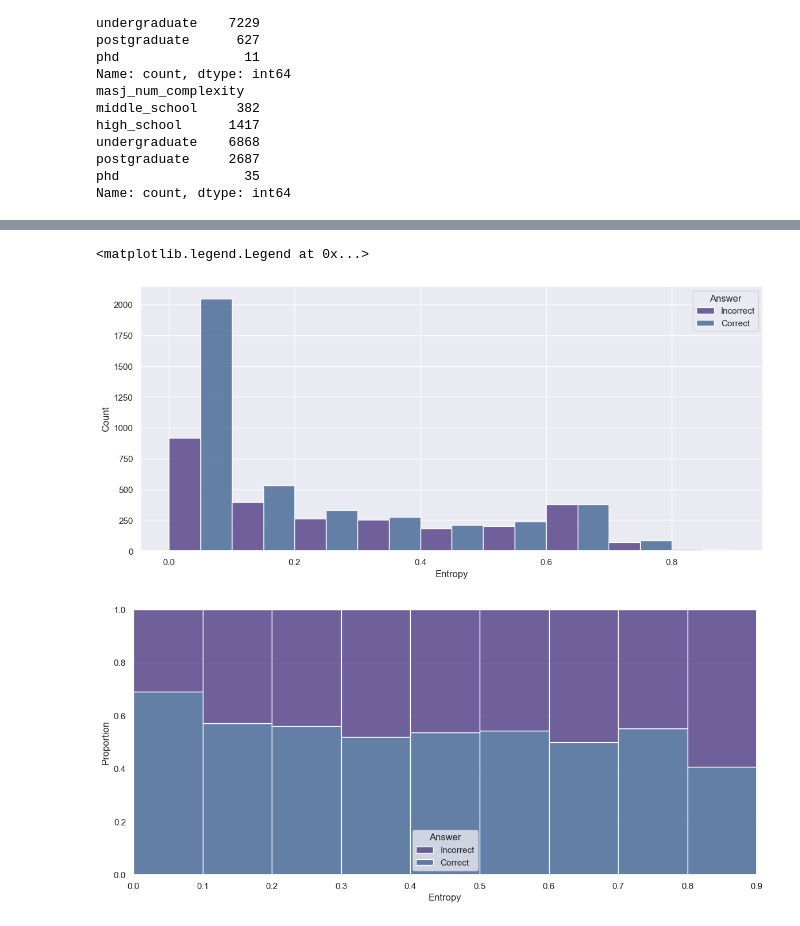
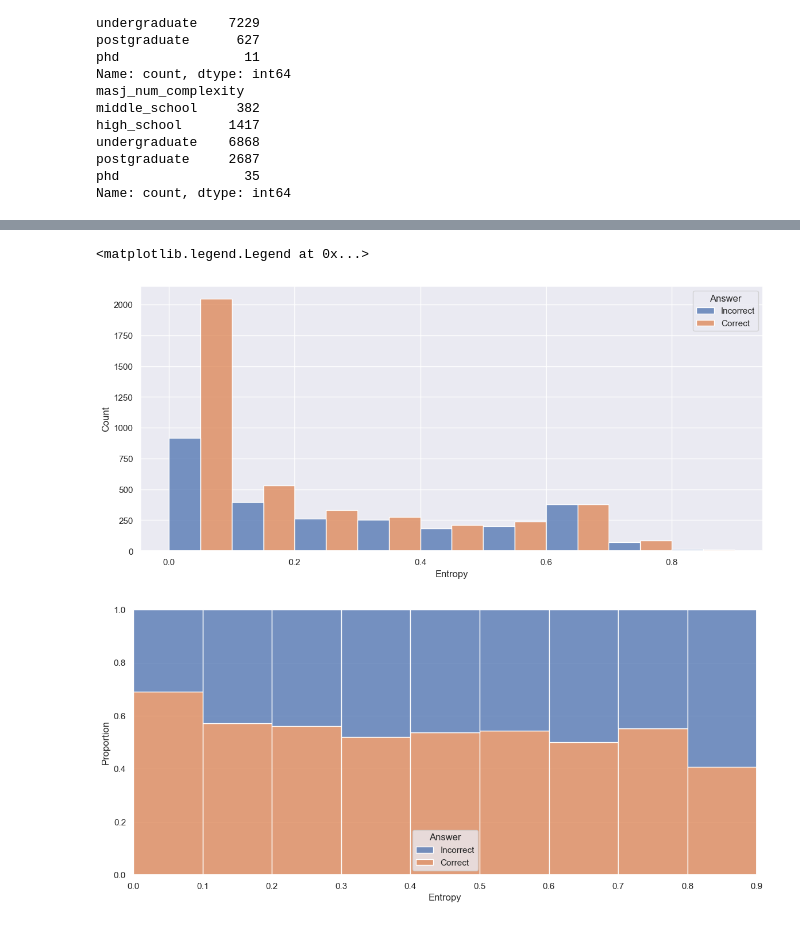
Before and after one commit to LabARSS/question-complextiy-estimation, a Jupyter notebook: notebooks/analysis_mmlu.ipynb, the cells around one changed output, grey strips where cells are left out. Drawn from its saved outputs; the diff is of its cells as text; code cells hidden in the pictures.

Commit message:
Change palette to deep

```diff
--- a/notebooks/analysis_mmlu.ipynb
+++ b/notebooks/analysis_mmlu.ipynb
@@ -73,7 +73,7 @@ Name: count, dtype: int64
 import matplotlib.pyplot as plt
 import seaborn as sns
 
-sns.set_theme(palette="viridis")
+sns.set_theme(palette="deep")
 
 plt.figure(figsize=(14, 6))
 ax = sns.histplot(
@@ -108,9 +108,6 @@ plt.legend(handles=ax.get_legend().legend_handles, labels=["Incorrect", "Correct
 # %%
 import matplotlib.pyplot as plt
 import seaborn as sns
-
-sns.set_theme(palette="viridis")
-
 
 plt.figure(figsize=(14, 6))
 ax = sns.histplot(
@@ -144,39 +141,36 @@ plt.legend(handles=ax.get_legend().legend_handles, labels=["Incorrect", "Correct
 # %%
 import matplotlib.pyplot as plt
 import seaborn as sns
-
-sns.set_theme(palette="viridis")
-
 
 plt.figure(figsize=(14, 6))
 ax = sns.histplot(
     mmlu_num_maj_df.loc[~mmlu_num_maj_df["category"].isin(STEM), :],
     x="entropy_value_phi3",
     bins=[x * 0.1 for x in range(0, 10)],
     hue="entropy_ans_correct_phi3",
     hue_order=[False, True],
     multiple="dodge",
 )
 ax.set_xlabel("Entropy")
 ax.set_ylabel("Count")
 plt.legend(handles=ax.get_legend().legend_handles, labels=["Incorrect", "Correct"], title="Answer")
 
 plt.figure(figsize=(14, 6))
 ax = sns.histplot(
     mmlu_num_maj_df.loc[~mmlu_num_maj_df["category"].isin(STEM), :],
     x="entropy_value_phi3",
     bins=[x * 0.1 for x in range(0, 10)],
     hue="entropy_ans_correct_phi3",
     hue_order=[False, True],
     multiple="fill",
 )
 ax.set_xlabel("Entropy")
 ax.set_ylabel("Proportion")
 plt.legend(handles=ax.get_legend().legend_handles, labels=["Incorrect", "Correct"], title="Answer")
 # %% [output]
 <matplotlib.legend.Legend at 0x...>
-[figure, old version]
+[figure, new version]
-[figure, old version]
+[figure, new version]
 # %%
 import matplotlib.pyplot as plt
 import seaborn as sns
```
Also changed, not shown: parts of 13 cells of this notebook, 1 other file.
